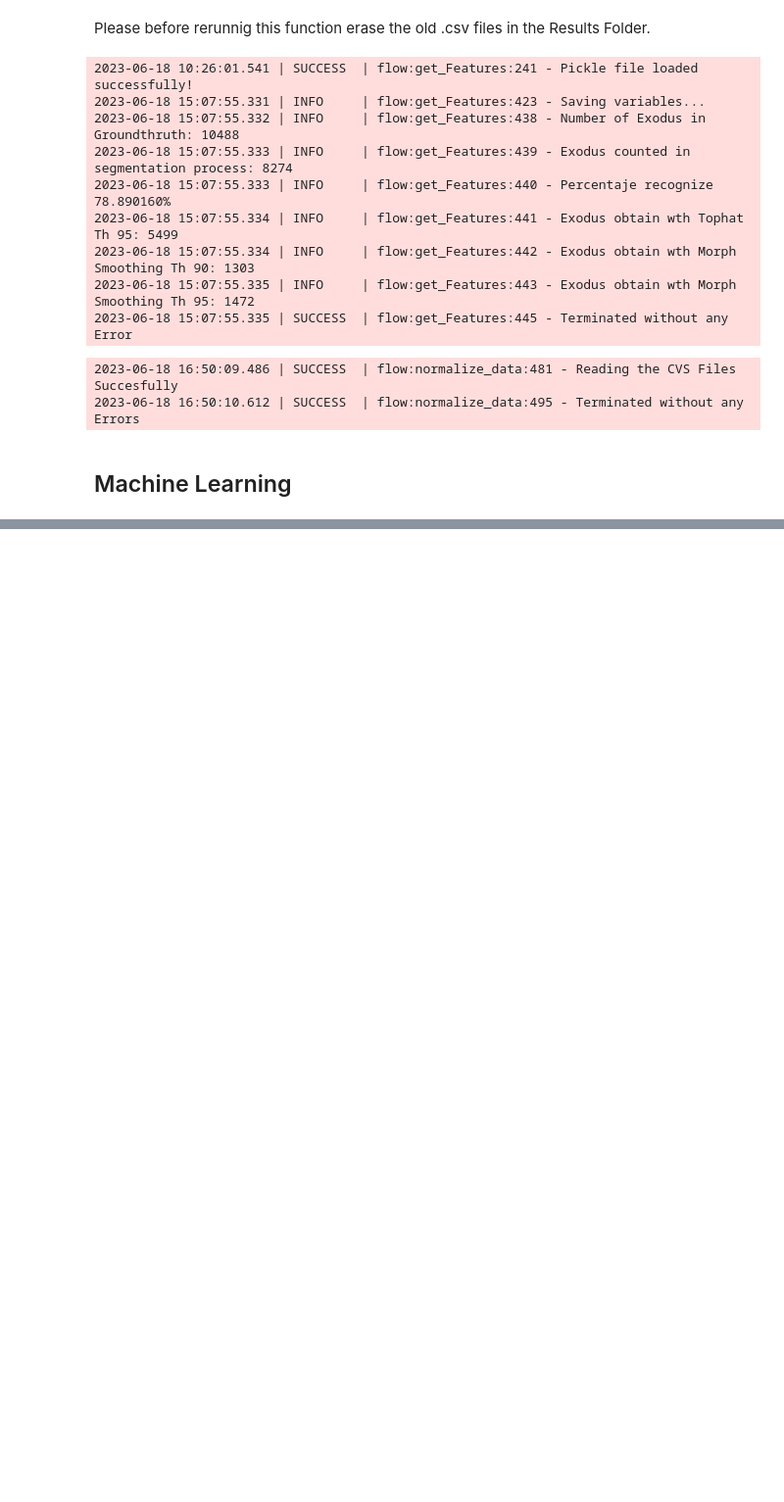
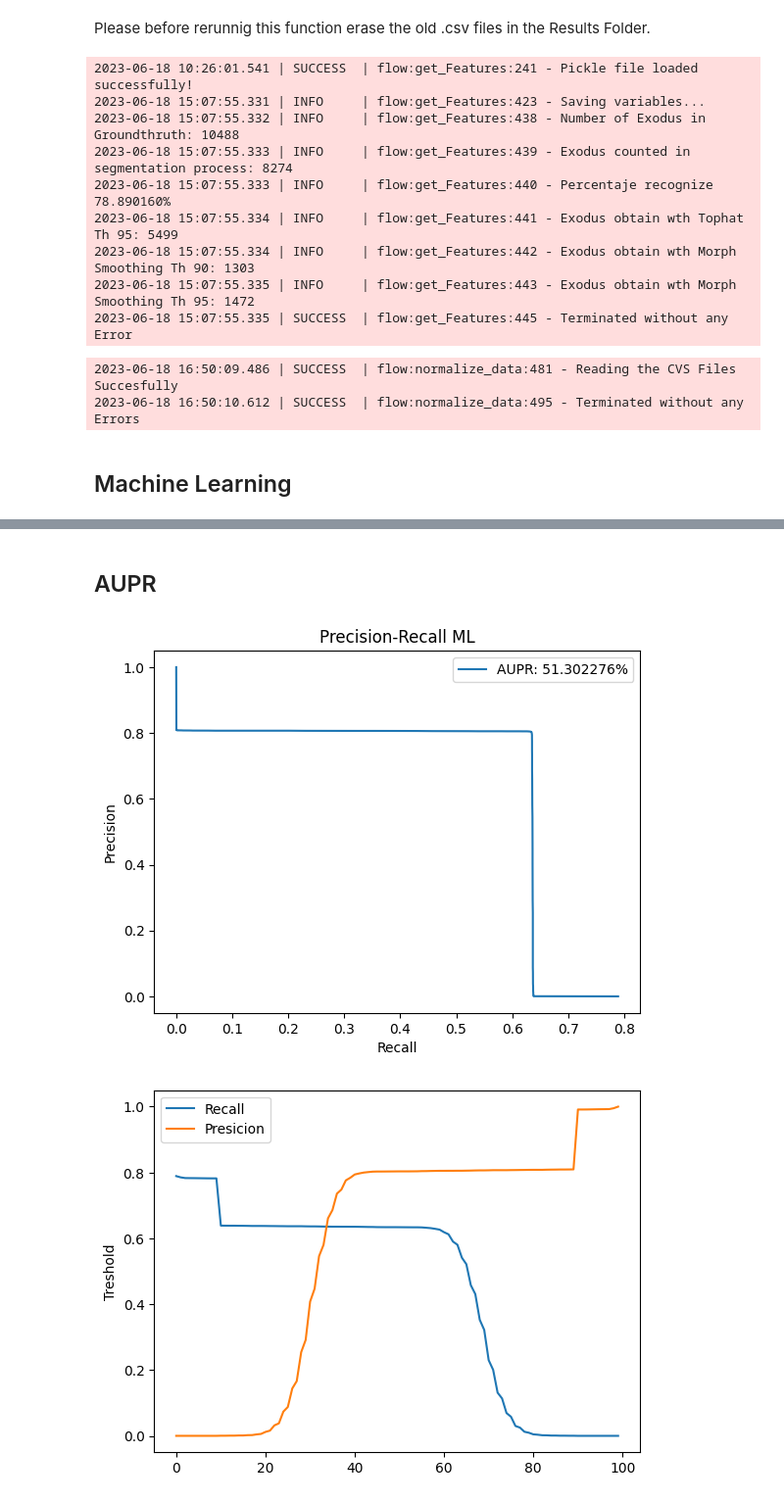
Before and after one commit to EdAlita/RetinaSegmentation-HEx, a Jupyter notebook: code/main.ipynb, the cells around one changed output, grey strips where cells are left out. Shown at 98% size. Cells and saved outputs as stored; diff of their text form; code cells hidden in the pictures; blank space fills up the shorter version.

Commit message:
Adding Aupr

```diff
--- a/code/main.ipynb
+++ b/code/main.ipynb
@@ -90,0 +107,7 @@ KeyError: 'AUPR'
+# %% [markdown]
+## AUPR
+# %%
+flow.evaluated_Seg()
+# %% [output]
+[figure, added]
+[figure, added]
```
Also changed, not shown: parts of 5 cells of this notebook, 2 other files.
